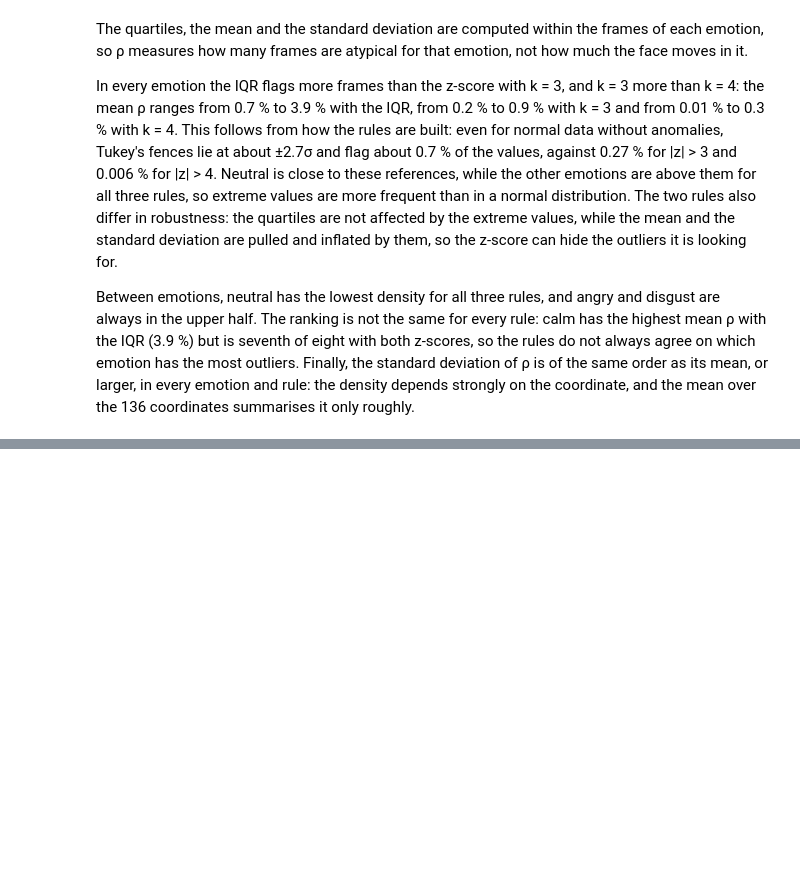
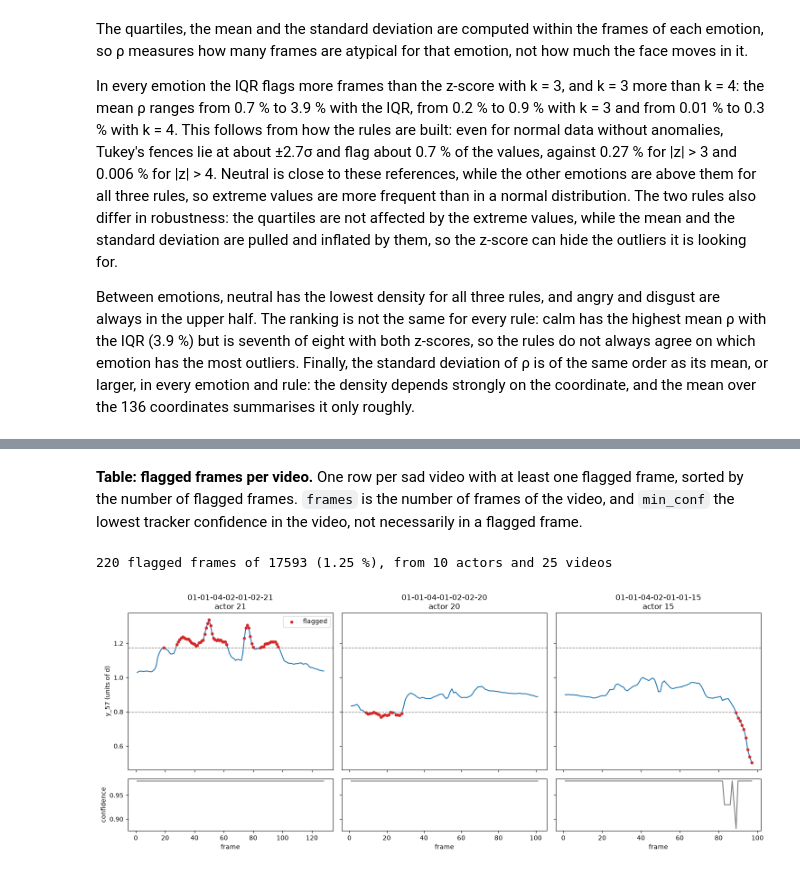
Before and after one commit to migasantunes/Emotion_Recognition, a Jupyter notebook: notebooks/02_quality.ipynb, the cells around one changed output, grey strips where cells are left out. Saved outputs shown, nothing was run; the diff lists cells and outputs as text; code cells hidden in the pictures; blank space fills up the shorter version.

```diff
--- a/notebooks/02_quality.ipynb
+++ b/notebooks/02_quality.ipynb
@@ -312,0 +321,9 @@ Between emotions, neutral has the lowest density for all three rules, and angry
+# %%
+sad = df_d[df_d["emotion"] == 4].copy()  # sad frames only
+
+# new column: True if y_57 is outside the IQR fences
+sad["flag"] = outl.iqr_flags(sad[["y_57"]])[:, 0]  # [[...]] = 1-column matrix, [:, 0] = back to a vector
+
+sad["side"] = np.where(sad["y_57"] < sad["y_57"].median(), "low", "high")
+
+flagged = sad[sad["flag"]]  # True/False mask - keep flagged rows
@@ -312,0 +390,37 @@ Between emotions, neutral has the lowest density for all three rules, and angry
+# %% [markdown]
+**Table: flagged frames per video.** One row per sad video with at least one flagged frame, sorted by the number of flagged frames. `frames` is the number of frames of the video, and `min_conf` the lowest tracker confidence in the video, not necessarily in a flagged frame.
+# %%
+print(f"{len(flagged)} flagged frames of {len(sad)} ({100 * len(flagged) / len(sad):.2f} %), "
+      f"from {flagged['actor'].nunique()} actors and {flagged['video_id'].nunique()} videos")
+# %% [output]
+220 flagged frames of 17593 (1.25 %), from 10 actors and 25 videos
+# %%
+q1, q3 = np.percentile(sad["y_57"], [25, 75])  # quartiles of y_57 within sad
+iqr = q3 - q1
+low_fence, high_fence = q1 - 1.5 * iqr, q3 + 1.5 * iqr  # Tukey's fences, the same used by iqr_flags
+
+cases = ["01-01-04-02-01-02-21", "01-01-04-01-02-02-20", "01-01-04-02-01-01-15"]
+
+fig, axes = plt.subplots(2, 3, figsize=(15, 6), sharex="col", sharey="row",
+                         gridspec_kw={"height_ratios": [3, 1]})
+for col, video in enumerate(cases):
+    v = sad[sad["video_id"] == video].sort_values("frame")  # frames of this video, in time order
+
+    ax = axes[0, col]  # top: y_57 over time
+    ax.plot(v["frame"], v["y_57"], color="tab:blue", lw=1.5)
+    ax.scatter(v.loc[v["flag"], "frame"], v.loc[v["flag"], "y_57"],
+               color="tab:red", s=15, zorder=3, label="flagged")
+    ax.axhline(low_fence, color="grey", ls="--", lw=1)
+    ax.axhline(high_fence, color="grey", ls="--", lw=1)
+    ax.set_title(f"{video}\nactor {v['actor'].iloc[0]}")
+
+    axes[1, col].plot(v["frame"], v["confidence"], color="tab:gray")  # bottom: confidence
+    axes[1, col].set_xlabel("frame")
+
+axes[0, 0].set_ylabel("y_57 (units of d)")
+axes[1, 0].set_ylabel("confidence")
+axes[0, 0].legend()
+plt.tight_layout()
+plt.show()
+# %% [output]
+[figure, added]
```
Also changed, not shown: parts of 16 cells of this notebook.
